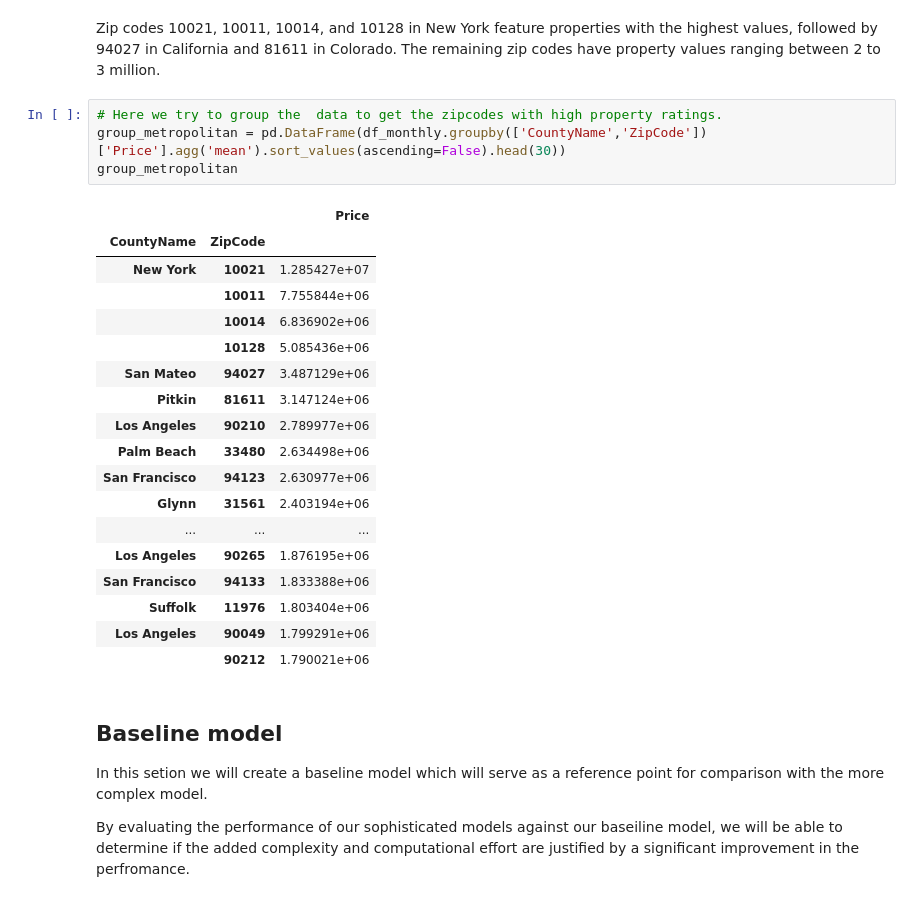
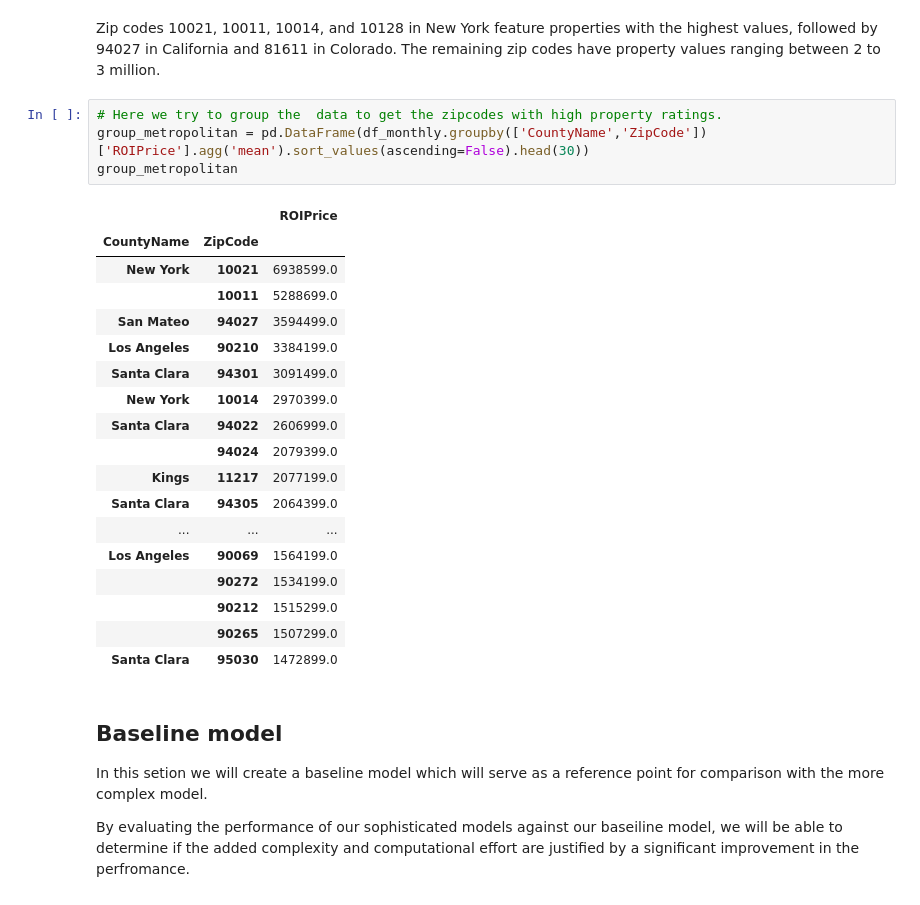
Before and after one commit to PaulMuniu/Phase-4-Group-Project, a Jupyter notebook: Student.ipynb, the cells around one changed output. Cells and saved outputs as stored; diff of their text form.

```diff
--- a/Student.ipynb
+++ b/Student.ipynb
@@ -620,27 +632,27 @@ plt.show()
 Zip codes 10021, 10011, 10014, and 10128 in New York feature properties with the highest values, followed by 94027 in California and 81611 in Colorado. The remaining zip codes have property values ranging between 2 to 3 million.
 # %%
 # Here we try to group the  data to get the zipcodes with high property ratings.
-group_metropolitan = pd.DataFrame(df_monthly.groupby(['CountyName','ZipCode'])['Price'].agg('mean').sort_values(ascending=False).head(30))
+group_metropolitan = pd.DataFrame(df_monthly.groupby(['CountyName','ZipCode'])['ROIPrice'].agg('mean').sort_values(ascending=False).head(30))
 group_metropolitan
 # %% [output]
-|  |  | Price |
+|  |  | ROIPrice |
 | CountyName | ZipCode |  |
-| New York | 10021 | 1.285427e+07 |
-|  | 10011 | 7.755844e+06 |
-|  | 10014 | 6.836902e+06 |
-|  | 10128 | 5.085436e+06 |
-| San Mateo | 94027 | 3.487129e+06 |
-| Pitkin | 81611 | 3.147124e+06 |
-| Los Angeles | 90210 | 2.789977e+06 |
-| Palm Beach | 33480 | 2.634498e+06 |
-| San Francisco | 94123 | 2.630977e+06 |
-| Glynn | 31561 | 2.403194e+06 |
+| New York | 10021 | 6938599.0 |
+|  | 10011 | 5288699.0 |
+| San Mateo | 94027 | 3594499.0 |
+| Los Angeles | 90210 | 3384199.0 |
+| Santa Clara | 94301 | 3091499.0 |
+| New York | 10014 | 2970399.0 |
+| Santa Clara | 94022 | 2606999.0 |
+|  | 94024 | 2079399.0 |
+| Kings | 11217 | 2077199.0 |
+| Santa Clara | 94305 | 2064399.0 |
 | ... | ... | ... |
-| Los Angeles | 90265 | 1.876195e+06 |
-| San Francisco | 94133 | 1.833388e+06 |
-| Suffolk | 11976 | 1.803404e+06 |
-| Los Angeles | 90049 | 1.799291e+06 |
-|  | 90212 | 1.790021e+06 |
+| Los Angeles | 90069 | 1564199.0 |
+|  | 90272 | 1534199.0 |
+|  | 90212 | 1515299.0 |
+|  | 90265 | 1507299.0 |
+| Santa Clara | 95030 | 1472899.0 |
 # %% [markdown]
 ## Baseline model
 
```
Also changed, not shown: parts of 9 cells of this notebook.
